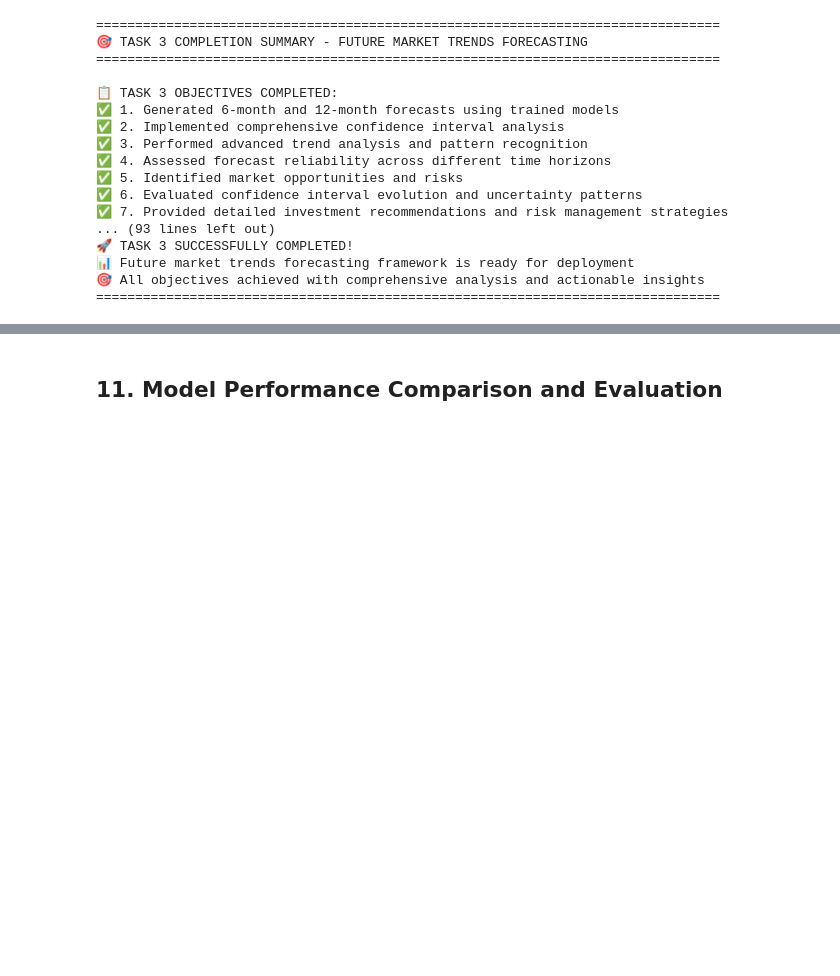
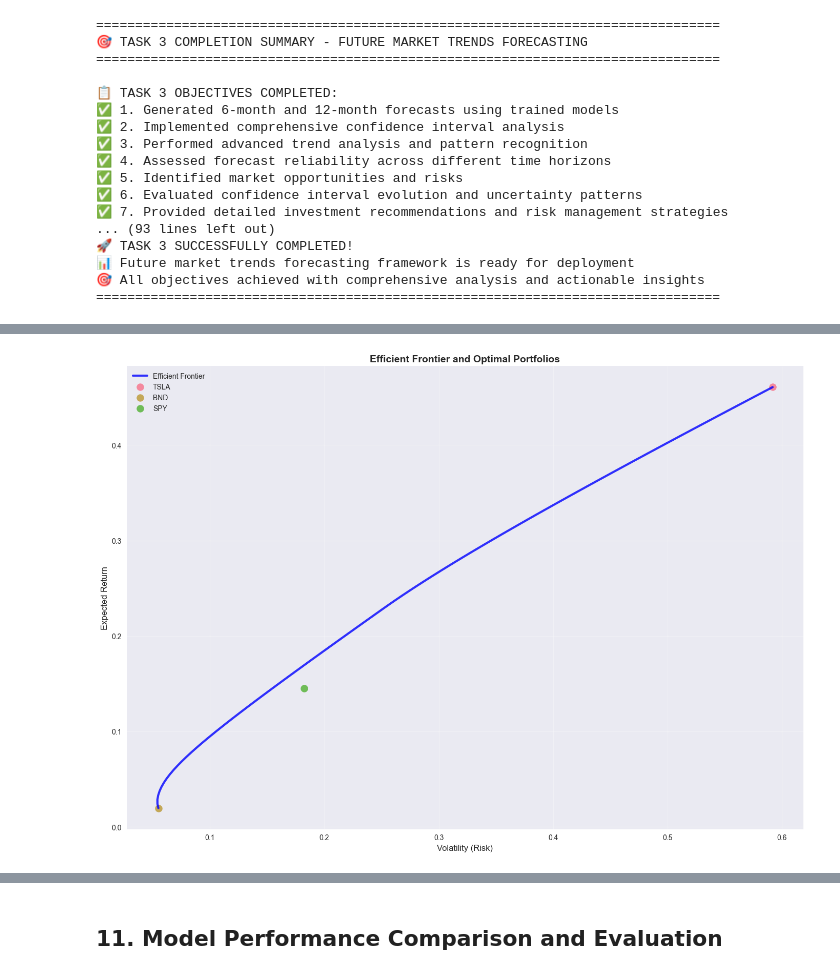
Before and after one commit to projwork/portfolio-time-series-forecasting, a Jupyter notebook: notebooks/portfolio_analysis.ipynb, the cells around one changed output, grey strips where cells are left out. Cells and saved outputs as stored; diff of their text form; code cells hidden in the pictures; blank space fills up the shorter version.

```diff
--- a/notebooks/portfolio_analysis.ipynb
+++ b/notebooks/portfolio_analysis.ipynb
@@ -1884,0 +2113,97 @@ print(f"{'='*80}")
+# %%
+print("=== EFFICIENT FRONTIER GENERATION ===")
+print("📈 Generating efficient frontier using Modern Portfolio Theory...")
+
+# Generate efficient frontier
+print("\n📊 Computing efficient frontier portfolios...")
+try:
+    efficient_frontier = optimizer.generate_efficient_frontier(n_portfolios=100)
+
+    print(f"   ✅ Generated {len(efficient_frontier)} efficient portfolios")
+    print(f"   📈 Return Range: {efficient_frontier['return'].min():.2%} to {efficient_frontier['return'].max():.2%}")
+    print(f"   📊 Risk Range: {efficient_frontier['volatility'].min():.2%} to {efficient_frontier['volatility'].max():.2%}")
+    print(f"   ⚡ Sharpe Range: {efficient_frontier['sharpe_ratio'].min():.3f} to {efficient_frontier['sharpe_ratio'].max():.3f}")
+
+    # Display sample portfolios from efficient frontier
+    print(f"\n📋 Sample Efficient Portfolios:")
+
+    # Show min risk, max return, and max Sharpe portfolios from frontier
+    min_risk_idx = efficient_frontier['volatility'].idxmin()
+    max_return_idx = efficient_frontier['return'].idxmax()
+    max_sharpe_idx = efficient_frontier['sharpe_ratio'].idxmax()
+
+    sample_indices = [min_risk_idx, max_sharpe_idx, max_return_idx]
+    sample_names = ["Min Risk", "Max Sharpe (from frontier)", "Max Return"]
+
+    for name, idx in zip(sample_names, sample_indices):
+        if idx in efficient_frontier.index:
+            portfolio = efficient_frontier.loc[idx]
+            print(f"\n   📊 {name} Portfolio:")
+            print(f"      Return: {portfolio['return']:.2%}")
+            print(f"      Risk: {portfolio['volatility']:.2%}")
+            print(f"      Sharpe: {portfolio['sharpe_ratio']:.3f}")
+            print(f"      Weights:")
+            for asset in assets:
+                weight_col = f'weight_{asset}'
+                if weight_col in portfolio:
+                    print(f"        {asset}: {portfolio[weight_col]:.1%}")
+
+    # Visualize efficient frontier
+    print(f"\n📈 Plotting efficient frontier...")
+    optimizer.plot_efficient_frontier(figsize=(14, 10))
+
+    # Risk-return characteristics analysis
+    print(f"\n📊 Efficient Frontier Analysis:")
+
+    # Find the portfolio with best risk-adjusted return
+    best_sharpe_frontier = efficient_frontier.loc[efficient_frontier['sharpe_ratio'].idxmax()]
+    print(f"   🏆 Best Sharpe Ratio (from frontier): {best_sharpe_frontier['sharpe_ratio']:.3f}")
+    print(f"      Expected Return: {best_sharpe_frontier['return']:.2%}")
+    print(f"      Volatility: {best_sharpe_frontier['volatility']:.2%}")
+
+    # Analyze diversification across the frontier
+    print(f"\n🔍 Diversification Analysis Across Frontier:")
+
+    # Calculate effective number of assets for sample portfolios
+    for name, idx in zip(sample_names, sample_indices):
+        if idx in efficient_frontier.index:
+            portfolio = efficient_frontier.loc[idx]
+            weights = []
+            for asset in assets:
+                weight_col = f'weight_{asset}'
+                if weight_col in portfolio:
+                    weights.append(portfolio[weight_col])
+
+            if weights:
+                # Herfindahl index for concentration
+                herfindahl = sum(w**2 for w in weights)
+                effective_assets = 1 / herfindahl if herfindahl > 0 else 0
+                print(f"   📊 {name}: {effective_assets:.2f} effective assets (HHI: {herfindahl:.3f})")
+
+    # Risk contribution analysis for key portfolios
+    print(f"\n⚠️ Risk Decomposition Analysis:")
+
+    # Analyze how individual asset risks contribute to portfolio risk
+    cov_matrix = optimizer.covariance_matrix.values
+
+    for name, idx in zip(["Min Risk", "Max Sharpe"], [min_risk_idx, max_sharpe_idx]):
+        if idx in efficient_frontier.index:
+            portfolio = efficient_frontier.loc[idx]
+            weights = np.array([portfolio[f'weight_{asset}'] for asset in assets])
+
+            # Risk contribution
+            marginal_contrib = np.dot(cov_matrix, weights)
+            risk_contrib = weights * marginal_contrib
+            total_variance = portfolio['volatility']**2
+            risk_contrib_pct = risk_contrib / total_variance
+
+            print(f"\n   📊 {name} Portfolio Risk Contribution:")
+            for i, asset in enumerate(assets):
+                print(f"      {asset}: {risk_contrib_pct[i]:.1%}")
+
+    print(f"\n✅ Efficient frontier generation completed!")
+
+except Exception as e:
+    print(f"❌ Efficient frontier generation failed: {str(e)}")
+    efficient_frontier = None
+# %% [output]
@@ -1884,0 +2232 @@ print(f"{'='*80}")
+[figure, added]
```
Also changed, not shown: parts of 20 cells of this notebook, 1 other file.
